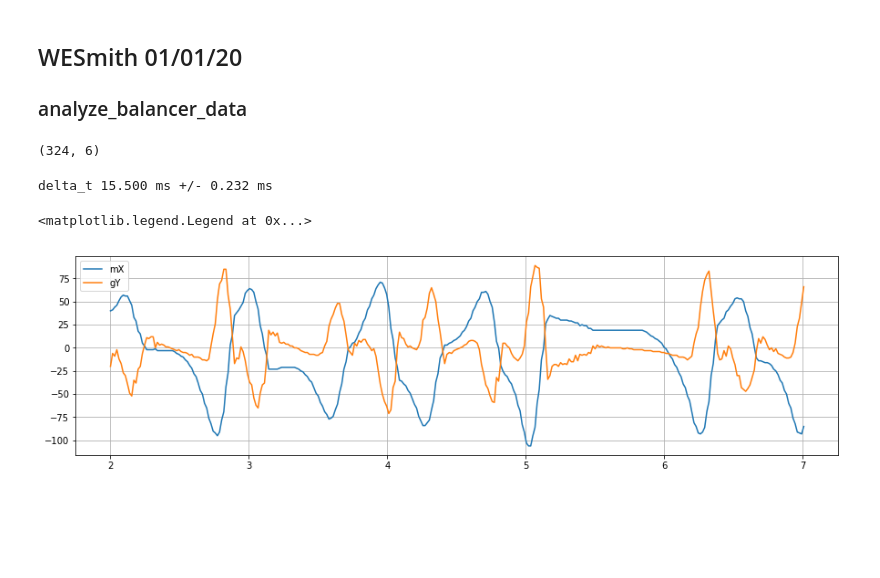
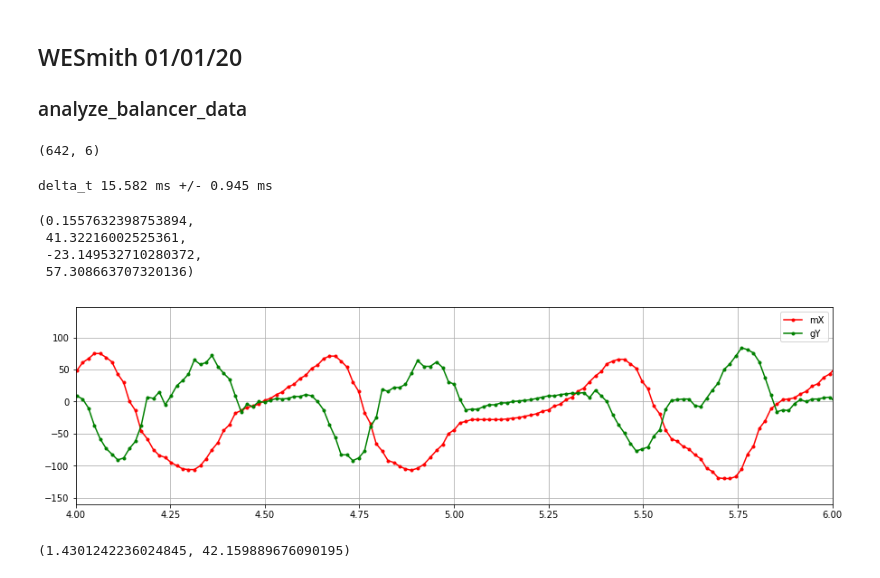
Before and after one commit to wesmith/BalancerRPiSlave, a Jupyter notebook: pi/server_for_BalancerRPiSlave/data/analyze_balancer_data.ipynb, the cells around one changed output. Cells and saved outputs as stored; diff of their text form; code cells hidden in the pictures; blank space fills up the shorter version.

```diff
--- a/pi/server_for_BalancerRPiSlave/data/analyze_balancer_data.ipynb
+++ b/pi/server_for_BalancerRPiSlave/data/analyze_balancer_data.ipynb
@@ -7,31 +7,43 @@ import matplotlib.pyplot as plt
 %matplotlib inline
 # %%
 fname = '20200101-225333.npy' # from Balboa balancer
-fname = '20200102-011518.npy' # times are corrupted
 fname = '20200102-011427.npy'
+fname = ['20200102-013928.npy', '20200102-013901.npy', '20200102-014409.npy']
 # %%
-data = np.load(fname)
+data = np.load(fname[0])
 data.shape
 # %% [output]
-(324, 6)
+(642, 6)
 # %%
 delta_t = np.diff(data[:,0]).mean()
 std_t   = np.diff(data[:,0]).std()
 txt = 'delta_t {:5.3f} ms +/- {:5.3f} ms'.format(1000*delta_t, 1000*std_t)
 print(txt)
 # %% [output]
-delta_t 15.500 ms +/- 0.232 ms
+delta_t 15.582 ms +/- 0.945 ms
 # %%
 tt, mX, mY, eX, eY, gY = np.hsplit(data,data.shape[1])
+# %%
+gY.mean(), gY.std(), mX.mean(), mX.std()
+# %% [output]
+(0.1557632398753894,
+ 41.32216002525361,
+ -23.149532710280372,
+ 57.308663707320136)
 # %%
 plt.figure(figsize=(15,4))
-plt.plot(tt, mX, label='mX')
+plt.plot(tt, mX, 'r.-', label='mX')
 #plt.plot(tt, mY, label='mY')
 #plt.plot(tt, eX, label='eX')
 #plt.plot(tt, eY, label='eY')
-plt.plot(tt, gY, label='gY')
+plt.plot(tt, gY, 'g.-', label='gY')
+plt.xlim(4,6)
 plt.grid()
 plt.legend()
+plt.show()
 # %% [output]
-<matplotlib.legend.Legend at 0x...>
-[figure, old version]
+[figure, new version]
+# %%
+gY.mean(), gY.std()
+# %% [output]
+(1.4301242236024845, 42.159889676090195)
```
